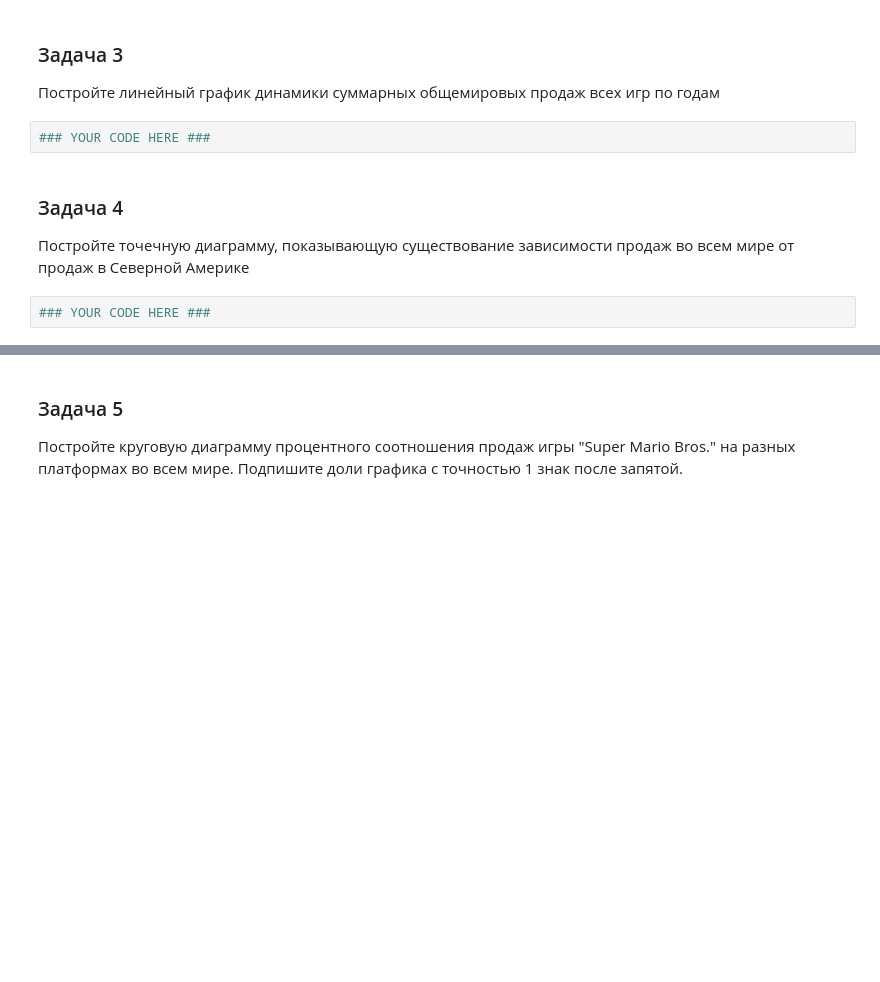
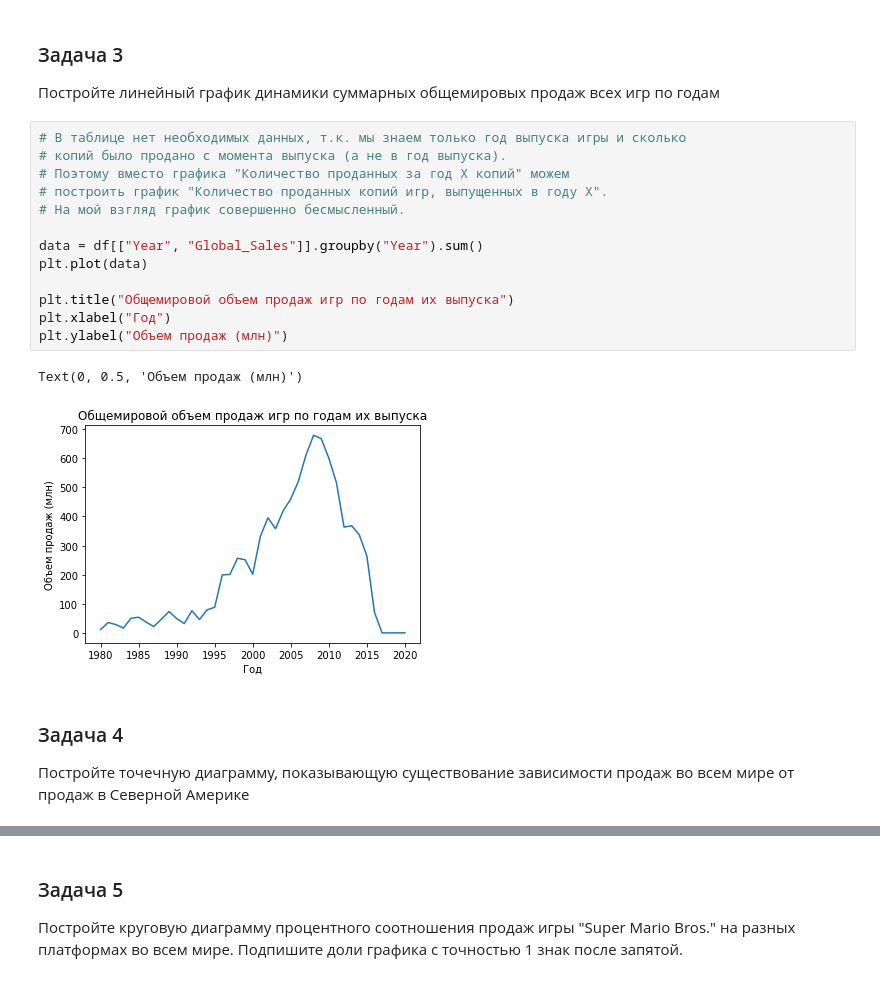
Before and after one commit to ziminas1990/SkillBox-DataScience, a Jupyter notebook: module-2-ds-basics/hw_5.ipynb, the cells around one changed output, grey strips where cells are left out. Cells and saved outputs as stored; diff of their text form; blank space fills up the shorter version.

```diff
--- a/module-2-ds-basics/hw_5.ipynb
+++ b/module-2-ds-basics/hw_5.ipynb
@@ -71,11 +97,23 @@ df.head()
 ### Задача 3
 
 Постройте линейный график динамики суммарных общемировых продаж всех игр по годам
-# %%
-### YOUR CODE HERE ###
+# %%
+# В таблице нет необходимых данных, т.к. мы знаем только год выпуска игры и сколько
+# копий было продано с момента выпуска (а не в год выпуска).
+# Поэтому вместо графика "Количество проданных за год X копий" можем
+# построить график "Количество проданных копий игр, выпущенных в году X".
+# На мой взгляд график совершенно бесмысленный.
+
+data = df[["Year", "Global_Sales"]].groupby("Year").sum()
+plt.plot(data)
+
+plt.title("Общемировой объем продаж игр по годам их выпуска")
+plt.xlabel("Год")
+plt.ylabel("Объем продаж (млн)")
+# %% [output]
+Text(0, 0.5, 'Объем продаж (млн)')
+[figure, added]
 # %% [markdown]
 ### Задача 4
 
 Постройте точечную диаграмму, показывающую существование зависимости продаж во всем мире от продаж в Северной Америке
-# %%
-### YOUR CODE HERE ###
```
Also changed, not shown: parts of 18 cells of this notebook.
